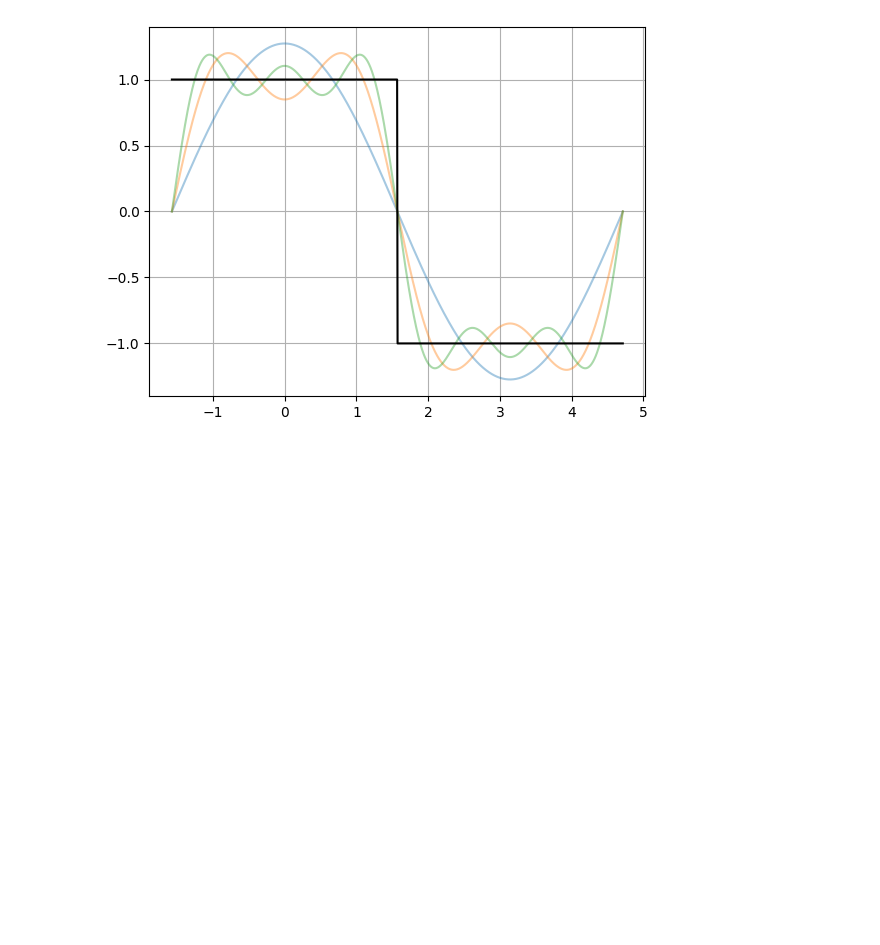
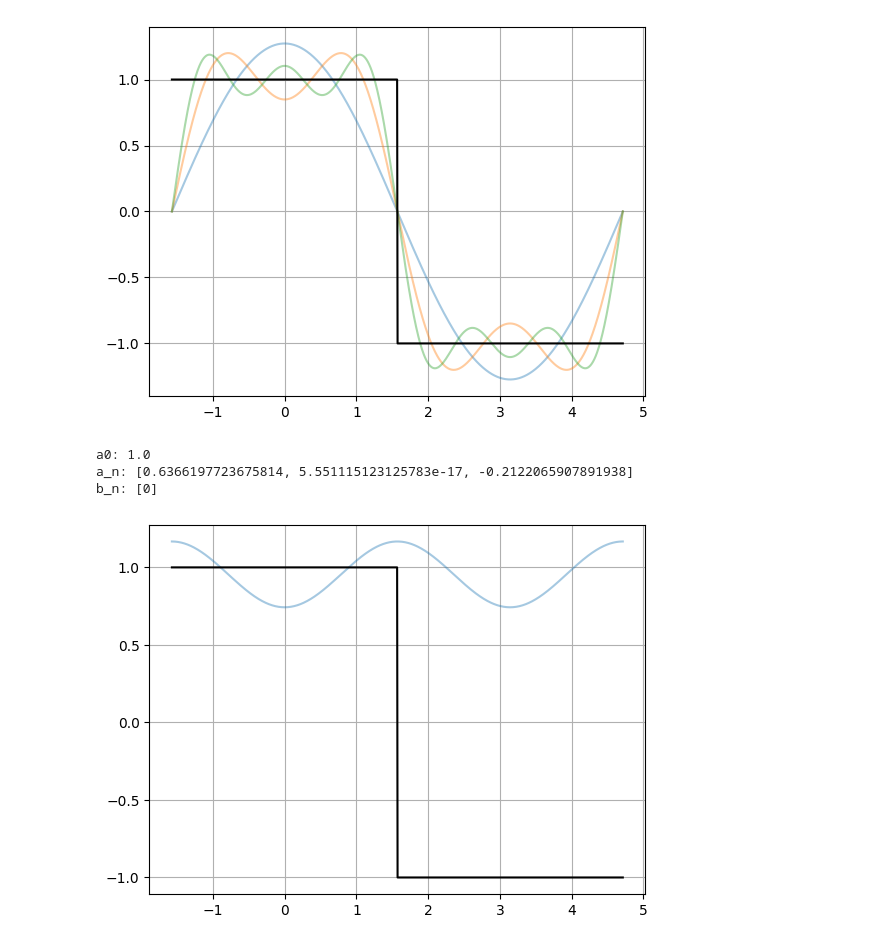
Before and after one commit to tanasr/MMA_ZHAW, a Jupyter notebook: Fourier.ipynb, the cells around one changed output. Cells and saved outputs as stored; diff of their text form; code cells hidden in the pictures; blank space fills up the shorter version.

Commit message:
fourier series of triangle function

```diff
--- a/Fourier.ipynb
+++ b/Fourier.ipynb
@@ -62,3 +62,42 @@ plt.grid()
 plt.show()
 # %% [output]
 [figure]
+# %%
+from scipy.integrate import quad
+
+# Define the function f(t)
+def f(t):
+    return np.where((t >= -np.pi/2) & (t <= np.pi/2), 1, -1)
+
+# Function to calculate Fourier coefficients
+def calculate_coefficient(n, func):
+    integrand = lambda t: func(t) * np.cos(n * t)
+    result, _ = quad(integrand, -np.pi/2, np.pi/2)
+    return (1/np.pi) * result
+
+nr_coeff = 4
+a0 = calculate_coefficient(0, f)
+a_n = [calculate_coefficient(n, f) for n in range(1, nr_coeff)]
+b_n = [0]  # Since f(t) is an even function, all b_n coefficients are 0
+
+# Display the coefficients
+print(f"a0: {a0}")
+print(f"a_n: {a_n}")
+print(f"b_n: {b_n}")
+# %% [output]
+a0: 1.0
+a_n: [0.6366197723675814, 5.551115123125783e-17, -0.2122065907891938]
+b_n: [0]
+# %%
+def fourier(t):
+    out = a0/np.pi
+    for n in range(nr_coeff-1):
+        out += a_n[n]*np.cos(n*t)
+    return out
+
+plt.plot(t,fourier(t),alpha=0.4)
+plt.plot(t,f(t),'k')
+plt.grid()
+plt.show()
+# %% [output]
+[figure, added]
```
Also changed, not shown: parts of 6 cells of this notebook.
